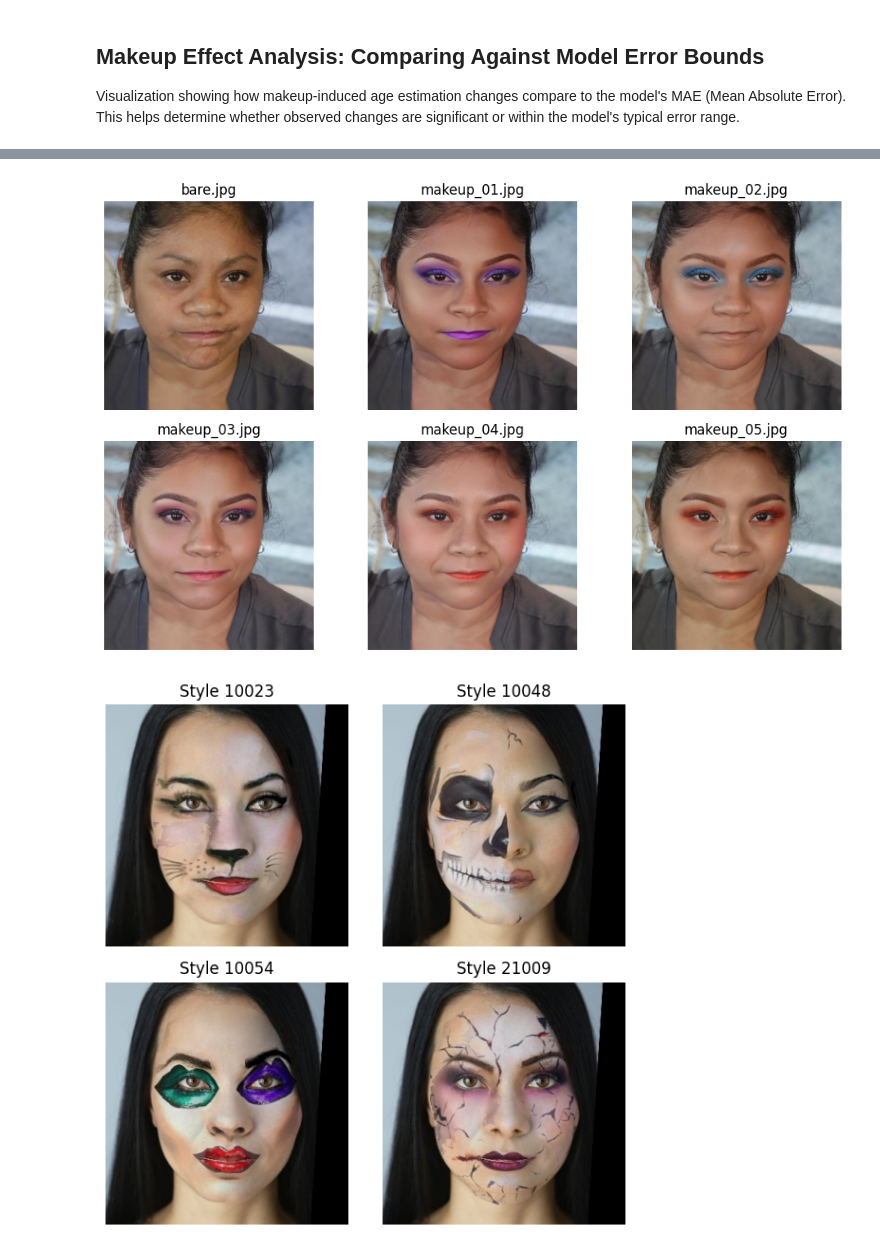
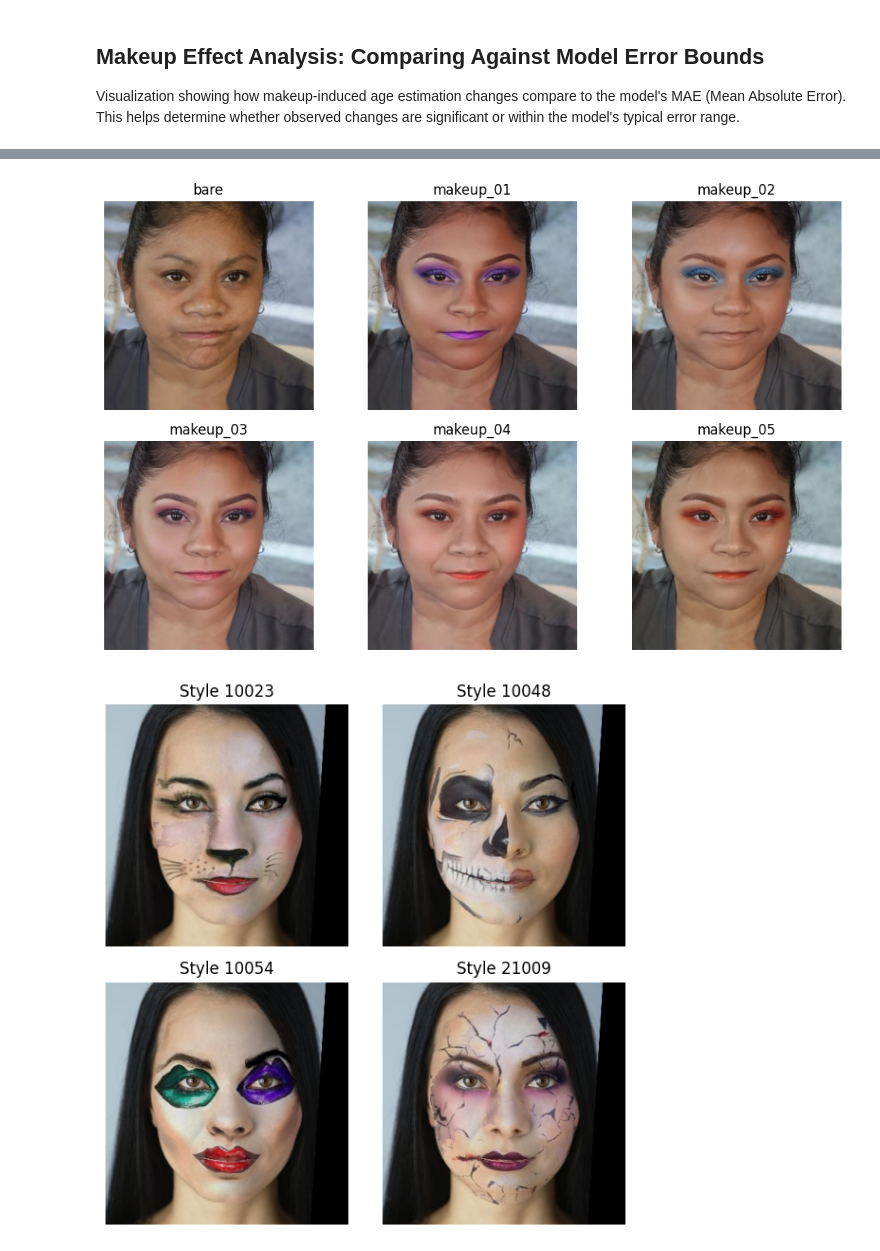
Before and after one commit to FrankVanDerVelde/master_applied-artificial_intelligence, a Jupyter notebook: symposium/face_recognition_and_age_estimation_experiments.ipynb, the cells around one changed output, grey strips where cells are left out. Saved outputs shown, nothing was run; the diff lists cells and outputs as text; code cells hidden in the pictures.

```diff
--- a/symposium/face_recognition_and_age_estimation_experiments.ipynb
+++ b/symposium/face_recognition_and_age_estimation_experiments.ipynb
@@ -160,10 +131,8 @@ val_transform = transforms.Compose([
 ## 5. Age Estimation Model Setup
 # %%
 def create_age_model():
-    """Create MobileNetV3-small for age regression"""
     model = models.mobilenet_v3_small(weights=models.MobileNet_V3_Small_Weights.IMAGENET1K_V1)
 
-    # Replace classifier for age regression
     num_features = model.classifier[0].in_features
     model.classifier = nn.Sequential(
         nn.Dropout(0.3),
@@ -171,12 +140,11 @@ def create_age_model():
         nn.ReLU(),
         nn.Dropout(0.2),
         nn.Linear(128, 1),
-        nn.ReLU()  # Ensure positive age
+        nn.ReLU()
     )
 
     return model.to(device)
 
-# Create model
 model = create_age_model()
 print(f"Age estimation model created with {sum(p.numel() for p in model.parameters()):,} parameters")
 # %% [output]
@@ -185,8 +153,7 @@ Age estimation model created with 1,000,993 parameters
 ## 6. Training Pipeline
 # %%
 def train_model(model, train_loader, val_loader, epochs=30, lr=0.001):
-    """Simplified training loop with model saving"""
-    criterion = nn.SmoothL1Loss()  # Huber loss for age regression
+    criterion = nn.SmoothL1Loss()
     optimizer = optim.AdamW(model.parameters(), lr=lr, weight_decay=1e-4)
     scheduler = optim.lr_scheduler.ReduceLROnPlateau(optimizer, patience=5, factor=0.5)
 
@@ -195,7 +162,6 @@ def train_model(model, train_loader, val_loader, epochs=30, lr=0.001):
     patience_counter = 0
 
     for epoch in range(epochs):
-        # Training
         model.train()
         train_loss = 0
         for images, ages in tqdm(train_loader, desc=f'Epoch {epoch+1}/{epochs} [Train]'):
@@ -209,7 +175,6 @@ def train_model(model, train_loader, val_loader, epochs=30, lr=0.001):
 
             train_loss += loss.item()
 
-        # Validation
         model.eval()
         val_loss = 0
         val_mae = 0
@@ -227,7 +192,6 @@ def train_model(model, train_loader, val_loader, epochs=30, lr=0.001):
 
         print(f'Epoch {epoch+1}: Train Loss: {train_loss:.3f}, Val Loss: {val_loss:.3f}, Val MAE: {val_mae:.2f} years')
 
-        # Save best model
         if val_loss < best_val_loss:
             best_val_loss = val_loss
             torch.save({
@@ -243,7 +207,6 @@ def train_model(model, train_loader, val_loader, epochs=30, lr=0.001):
 
         scheduler.step(val_loss)
 
-        # Early stopping
         if patience_counter >= patience:
             print(f'Early stopping at epoch {epoch+1}')
             break
@@ -2721,25 +2121,20 @@ Mean Age Shift:           1.01 years
 # %%
-# Folder path for subject 2
 folder_path = "./data/FFHQ-Makeup/000002"
+image_names = sorted(os.listdir(folder_path))[:6]
 
-# Expected image names (adjust if naming differs)
-image_names = sorted(os.listdir(folder_path))[:6]  # assuming 6 images: bare + 5 styles
-
-# Load and display in 2 rows x 3 columns
 fig, axes = plt.subplots(2, 3, figsize=(10, 6))
-axes = axes.flatten()  # Flatten to easily iterate
-titles = ["bare.jpg", "makeup_01.jpg", "makeup_02.jpg", "makeup_03.jpg", "makeup_04.jpg", "makeup_05.jpg"]
+axes = axes.flatten()
+titles = ["bare", "makeup_01", "makeup_02", "makeup_03", "makeup_04", "makeup_05"]
 
 for ax, name, title in zip(axes, image_names, titles):
-    img_path = os.path.join(folder_path, name)
-    img = Image.open(img_path)
+    img = Image.open(os.path.join(folder_path, name))
     ax.imshow(img)
-    ax.set_title(title, fontsize=12)
+    ax.set_title(title)
     ax.axis("off")
 
 plt.tight_layout()
 plt.show()
 # %% [output]
-[figure, old version]
+[figure, new version]
 # %%
 folder_path = "./data/makeup/blend"
```
Also changed, not shown: parts of 35 cells of this notebook.
